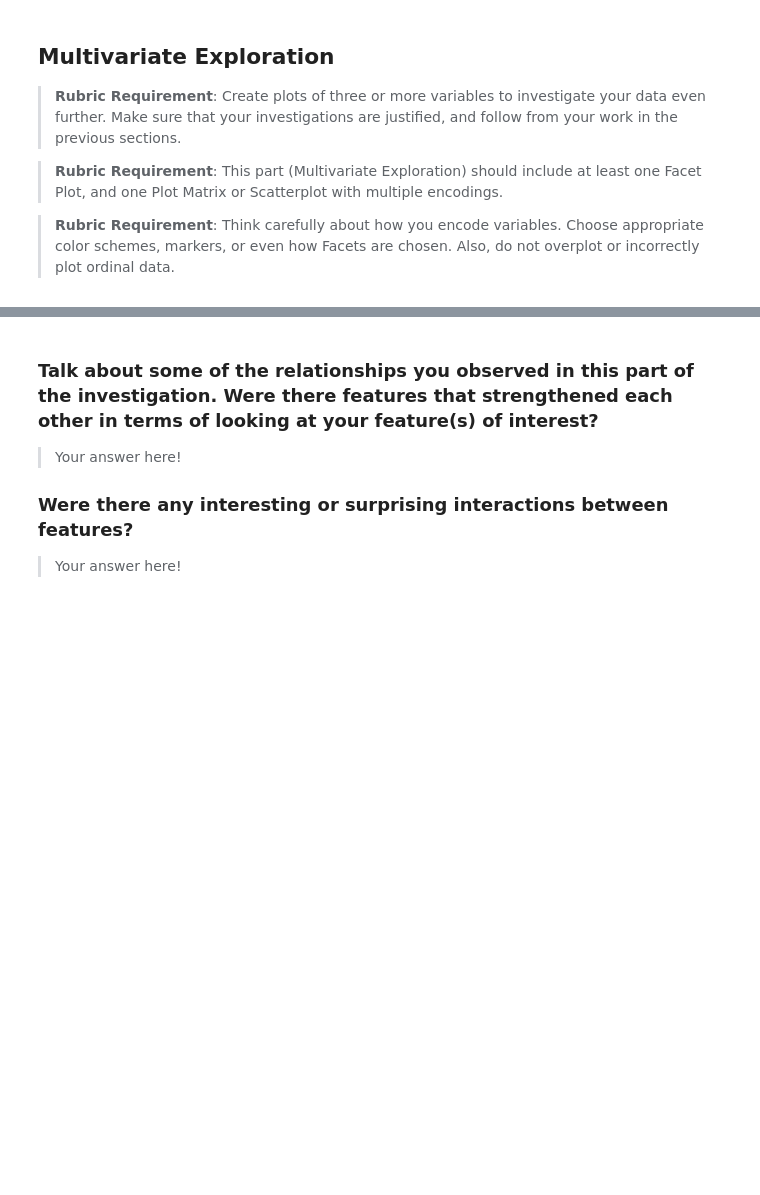
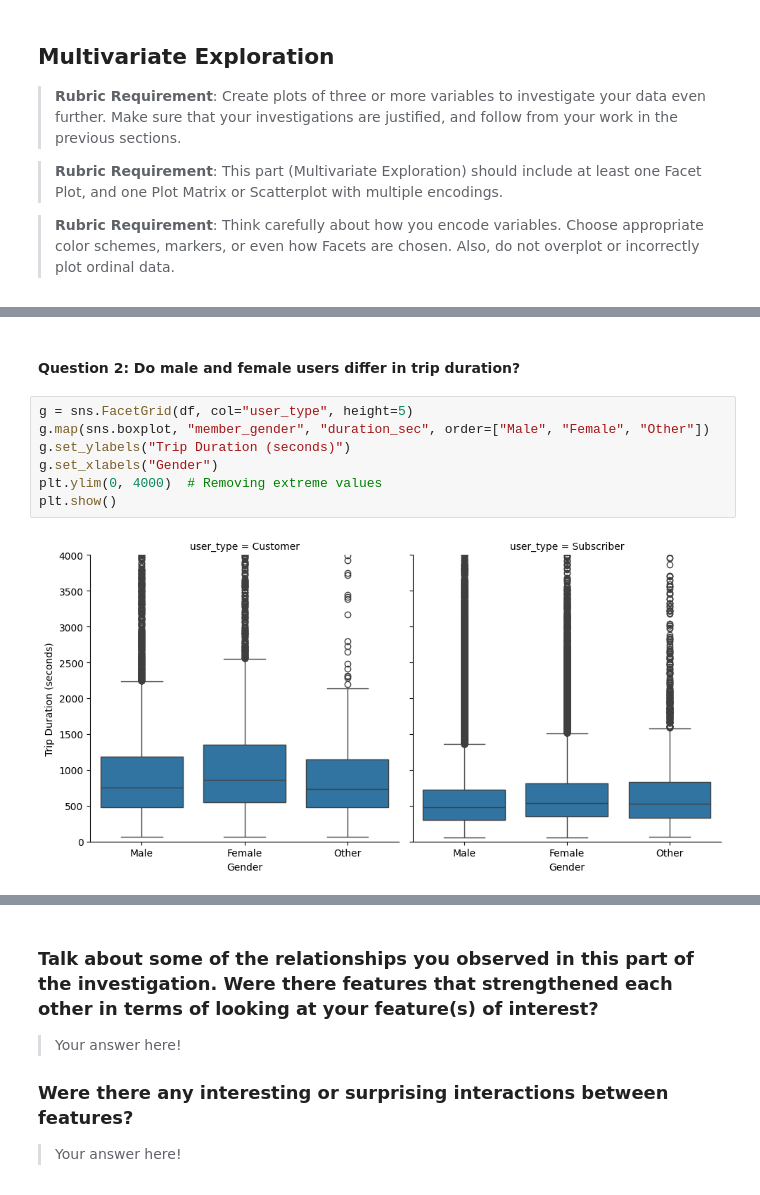
Before and after one commit to AmmarYasserAI-2/Communicate-Data-Findings, a Jupyter notebook: notebooks/01_exploratory_analysis.ipynb, the cells around one changed output, grey strips where cells are left out. Saved outputs shown, nothing was run; the diff lists cells and outputs as text; blank space fills up the shorter version.

```diff
--- a/notebooks/01_exploratory_analysis.ipynb
+++ b/notebooks/01_exploratory_analysis.ipynb
@@ -570,0 +597,11 @@ your work in the previous sections.
+# %% [markdown]
+#### Question 2: Do male and female users differ in trip duration?
+# %%
+g = sns.FacetGrid(df, col="user_type", height=5)
+g.map(sns.boxplot, "member_gender", "duration_sec", order=["Male", "Female", "Other"])
+g.set_ylabels("Trip Duration (seconds)")
+g.set_xlabels("Gender")
+plt.ylim(0, 4000)  # Removing extreme values
+plt.show()
+# %% [output]
+[figure, added]
```
Also changed, not shown: parts of 11 cells of this notebook.
